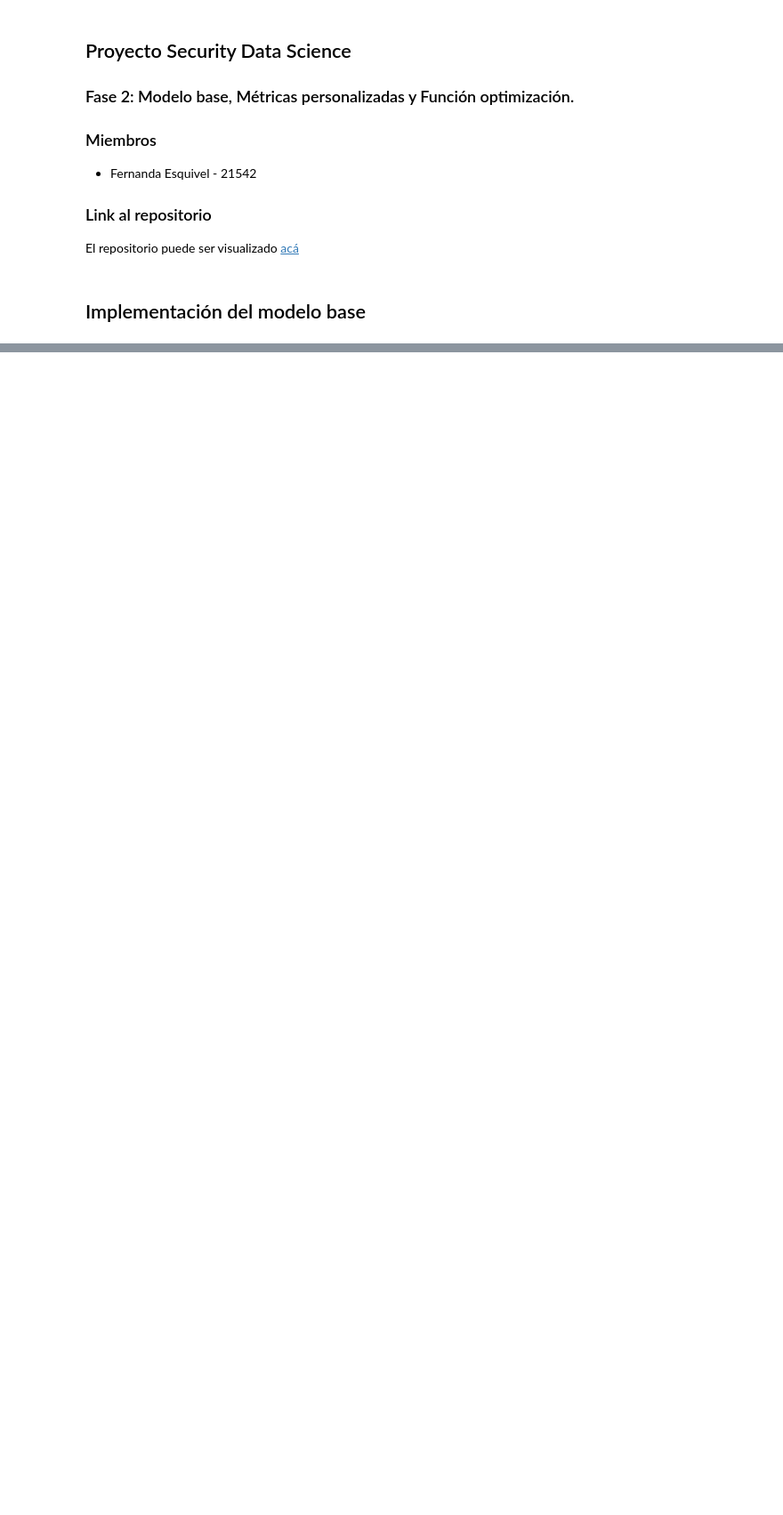
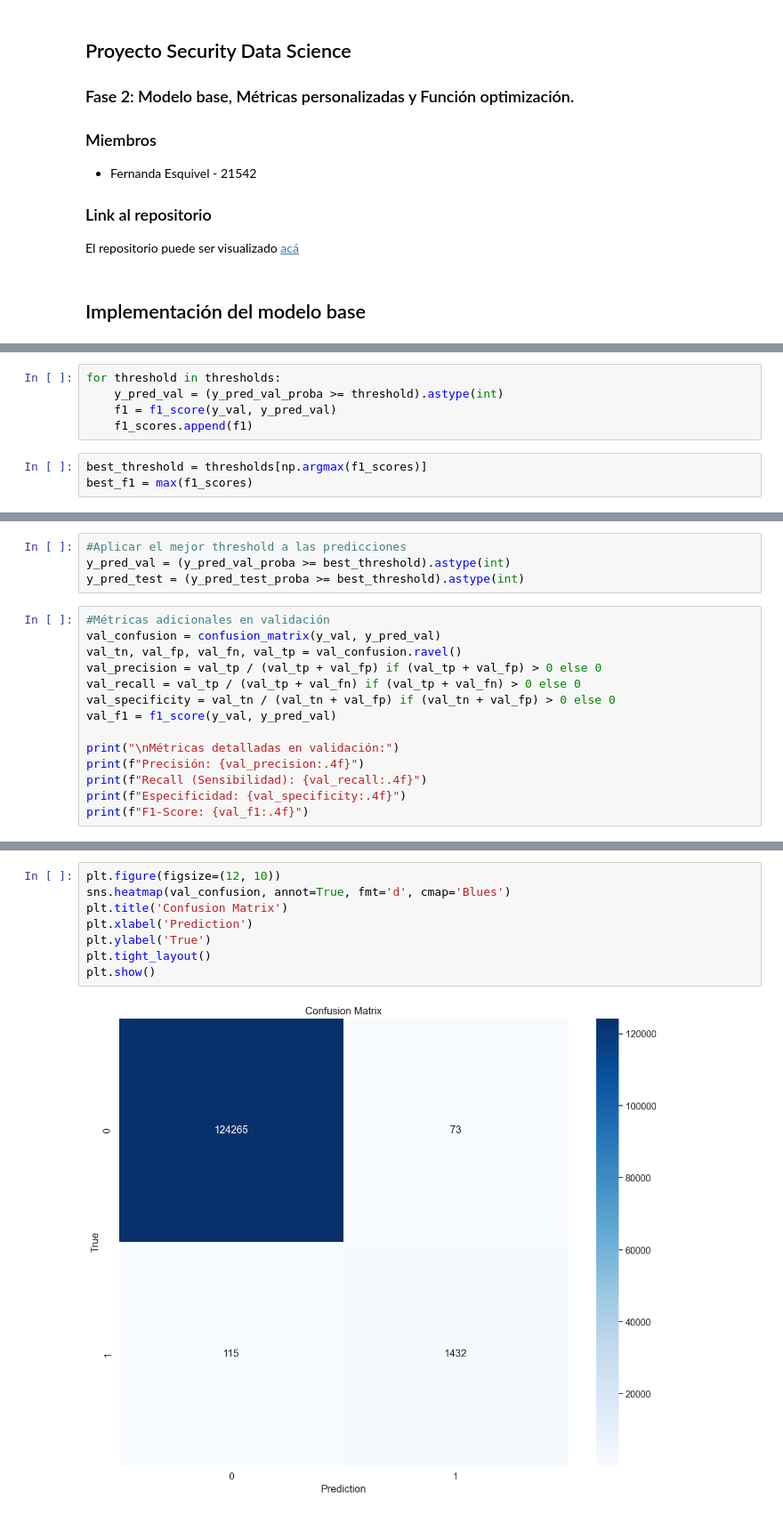
Before and after one commit to FerEsq/SDS-Project, a Jupyter notebook: model.ipynb, the cells around one changed output, grey strips where cells are left out. Shown at 89% size. Saved outputs shown, nothing was run; the diff lists cells and outputs as text; blank space fills up the shorter version.

```diff
--- a/model.ipynb
+++ b/model.ipynb
@@ -228,0 +195,8 @@ weighted avg       1.00      0.99      0.99    280598
+# %%
+for threshold in thresholds:
+    y_pred_val = (y_pred_val_proba >= threshold).astype(int)
+    f1 = f1_score(y_val, y_pred_val)
+    f1_scores.append(f1)
+# %%
+best_threshold = thresholds[np.argmax(f1_scores)]
+best_f1 = max(f1_scores)
@@ -228,0 +209,18 @@ weighted avg       1.00      0.99      0.99    280598
+# %%
+#Aplicar el mejor threshold a las predicciones
+y_pred_val = (y_pred_val_proba >= best_threshold).astype(int)
+y_pred_test = (y_pred_test_proba >= best_threshold).astype(int)
+# %%
+#Métricas adicionales en validación
+val_confusion = confusion_matrix(y_val, y_pred_val)
+val_tn, val_fp, val_fn, val_tp = val_confusion.ravel()
+val_precision = val_tp / (val_tp + val_fp) if (val_tp + val_fp) > 0 else 0
+val_recall = val_tp / (val_tp + val_fn) if (val_tp + val_fn) > 0 else 0
+val_specificity = val_tn / (val_tn + val_fp) if (val_tn + val_fp) > 0 else 0
+val_f1 = f1_score(y_val, y_pred_val)
+
+print("\nMétricas detalladas en validación:")
+print(f"Precisión: {val_precision:.4f}")
+print(f"Recall (Sensibilidad): {val_recall:.4f}")
+print(f"Especificidad: {val_specificity:.4f}")
+print(f"F1-Score: {val_f1:.4f}")
@@ -228,0 +233,10 @@ weighted avg       1.00      0.99      0.99    280598
+# %%
+plt.figure(figsize=(12, 10))
+sns.heatmap(val_confusion, annot=True, fmt='d', cmap='Blues')
+plt.title('Confusion Matrix')
+plt.xlabel('Prediction')
+plt.ylabel('True')
+plt.tight_layout()
+plt.show()
+# %% [output]
+[figure, added]
```
Also changed, not shown: parts of 58 cells of this notebook, 4 other files.
